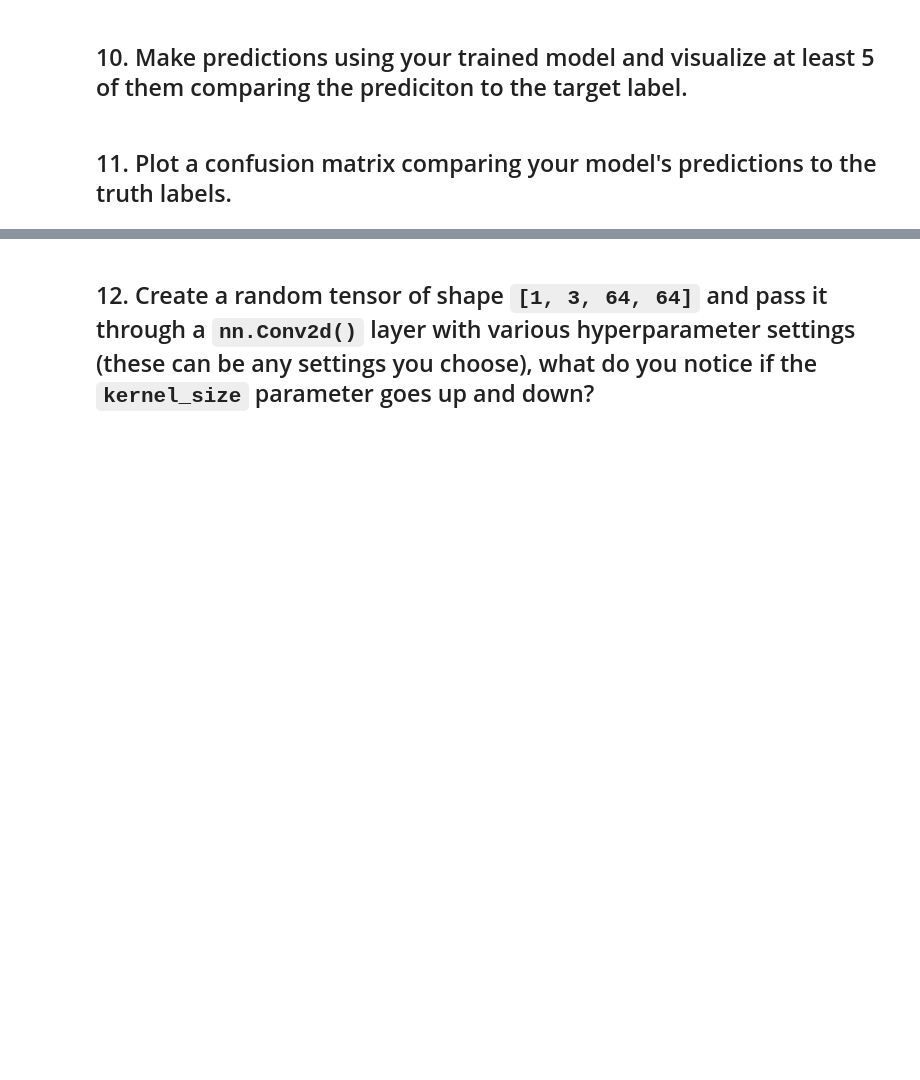
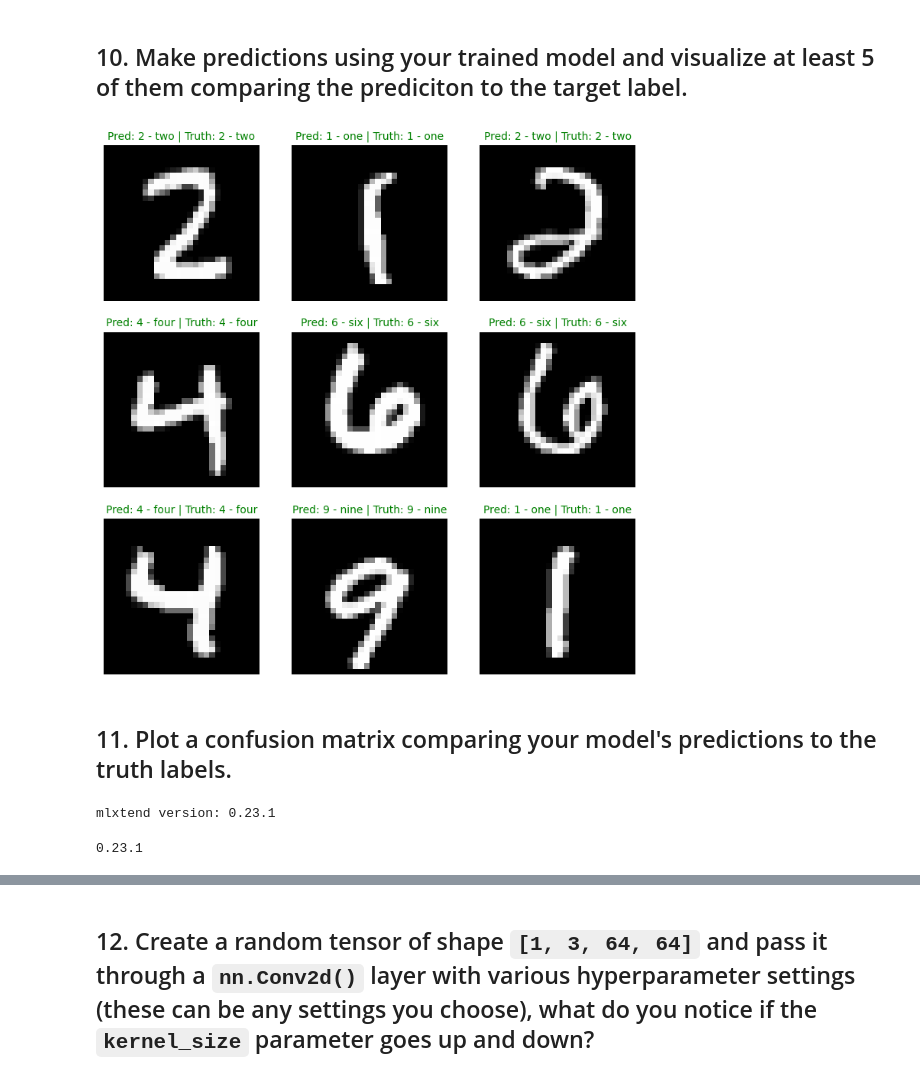
Before and after one commit to shani1610/pytorch-for-deep-learning, a Jupyter notebook: course_exercises/03_pytorch_computer_vision_exercises.ipynb, the cells around one changed output, grey strips where cells are left out. Saved outputs shown, nothing was run; the diff lists cells and outputs as text; code cells hidden in the pictures; blank space fills up the shorter version.

```diff
--- a/course_exercises/03_pytorch_computer_vision_exercises.ipynb
+++ b/course_exercises/03_pytorch_computer_vision_exercises.ipynb
@@ -121,0 +407,5 @@ althought it is very wrong, when looking at the activation maps i can understand
+# %%
+# Setup loss and optimizer
+loss_fn = nn.CrossEntropyLoss()
+optimizer = torch.optim.SGD(params=model_2.parameters(),
+                             lr=0.1)
@@ -124,2 +482,65 @@ althought it is very wrong, when looking at the activation maps i can understand
+# %%
+import random
+random.seed(42)
+test_samples = []
+test_labels = []
+for sample, label in random.sample(list(test_data), k=9):
+    test_samples.append(sample)
+    test_labels.append(label)
+# %%
+# Make predictions on test samples with model 2
+pred_probs= make_predictions(model=model_2,
+                             data=test_samples)
+# %%
+# Turn the prediction probabilities into prediction labels by taking the argmax()
+pred_classes = pred_probs.argmax(dim=1)
+# %%
+# Plot predictions
+plt.figure(figsize=(9, 9))
+nrows = 3
+ncols = 3
+for i, sample in enumerate(test_samples):
+  # Create a subplot
+  plt.subplot(nrows, ncols, i+1)
+
+  # Plot the target image
+  plt.imshow(sample.squeeze(), cmap="gray")
+
+  # Find the prediction label (in text form, e.g. "Sandal")
+  pred_label = class_names[pred_classes[i]]
+
+  # Get the truth label (in text form, e.g. "T-shirt")
+  truth_label = class_names[test_labels[i]]
+
+  # Create the title text of the plot
+  title_text = f"Pred: {pred_label} | Truth: {truth_label}"
+
+  # Check for equality and change title colour accordingly
+  if pred_label == truth_label:
+      plt.title(title_text, fontsize=10, c="g") # green text if correct
+  else:
+      plt.title(title_text, fontsize=10, c="r") # red text if wrong
+  plt.axis(False);
+# %% [output]
+[figure, added]
 # %% [markdown]
 ## 11. Plot a confusion matrix comparing your model's predictions to the truth labels.
+# %%
+# See if torchmetrics exists, if not, install it
+try:
+    import torchmetrics, mlxtend
+    print(f"mlxtend version: {mlxtend.__version__}")
+    assert int(mlxtend.__version__.split(".")[1]) >= 19, "mlxtend verison should be 0.19.0 or higher"
+except:
+    !pip install -q torchmetrics -U mlxtend # <- Note: If you're using Google Colab, this may require restarting the runtime
+    import torchmetrics, mlxtend
+    print(f"mlxtend version: {mlxtend.__version__}")
+# %% [output]
+mlxtend version: 0.23.1
+# %%
+# Import mlxtend upgraded version
+import mlxtend
+print(mlxtend.__version__)
+assert int(mlxtend.__version__.split(".")[1]) >= 19 # should be version 0.19.0 or higher
+# %% [output]
+0.23.1
```
Also changed, not shown: parts of 38 cells of this notebook.
